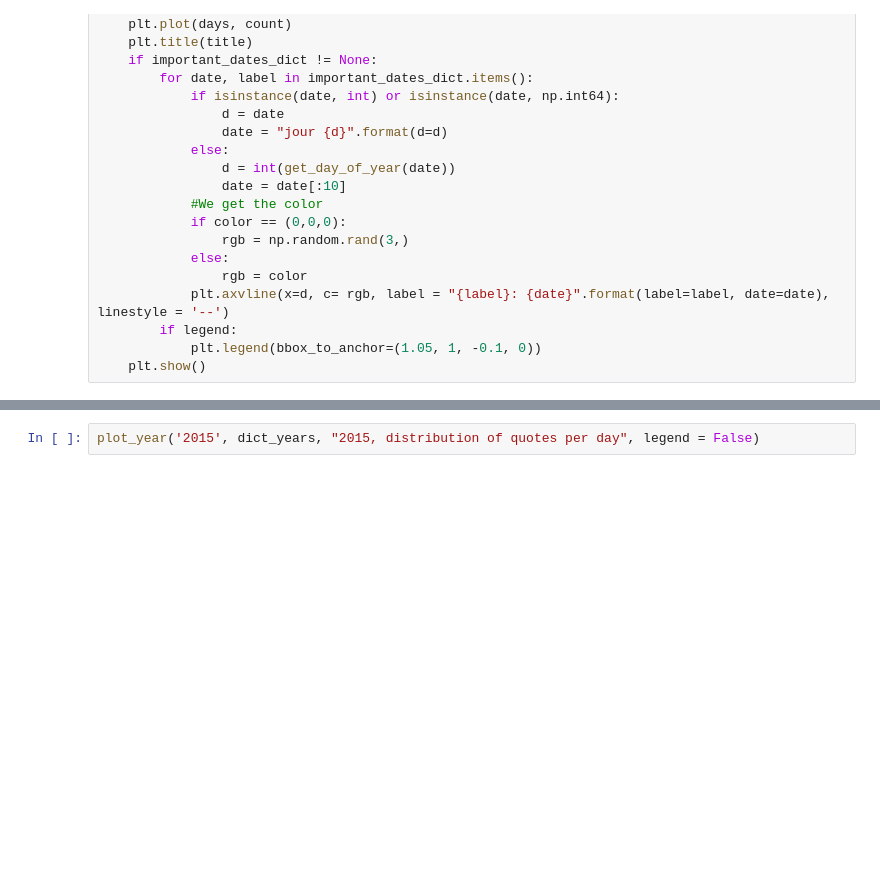
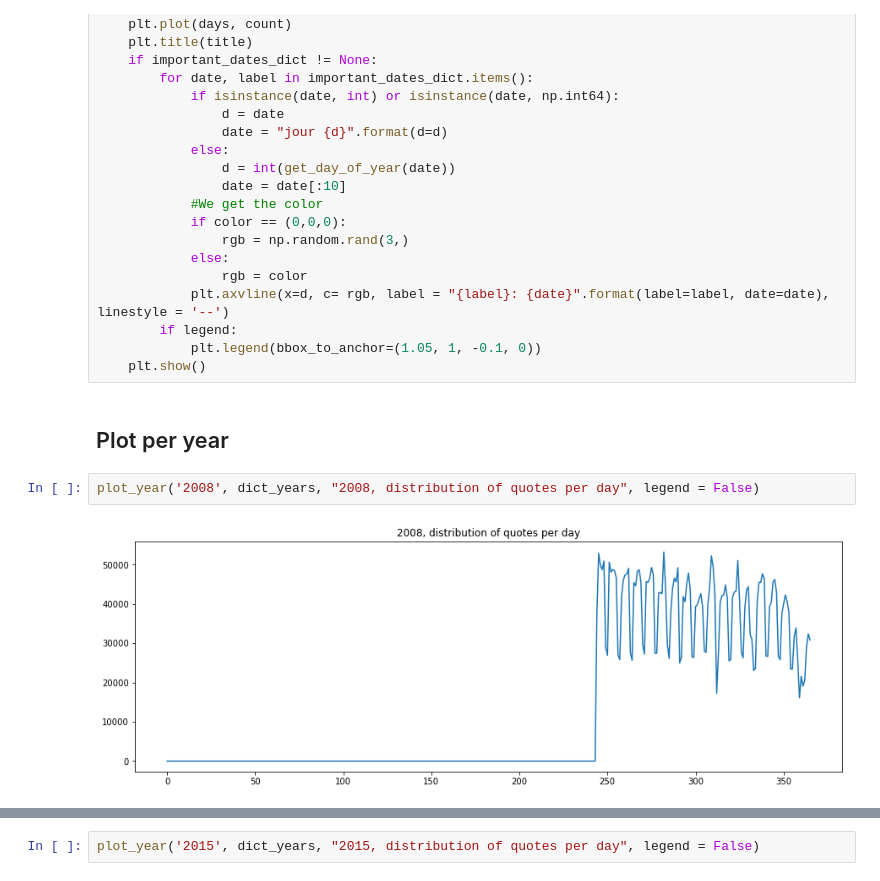
Before and after one commit to epfl-ada/ada-2021-project-abracadabra, a Jupyter notebook: Dictionaries for the years.ipynb, the cells around one changed output, grey strips where cells are left out. Saved outputs shown, nothing was run; the diff lists cells and outputs as text; blank space fills up the shorter version.

Commit message:
full distribution years

```diff
--- a/Dictionaries for the years.ipynb
+++ b/Dictionaries for the years.ipynb
@@ -331,3 +665,9 @@ def plot_year(year, year_dict, title, important_dates_dict=None, color = (0,0,0)
         if legend:
             plt.legend(bbox_to_anchor=(1.05, 1, -0.1, 0))
     plt.show()
+# %% [markdown]
+## Plot per year
+# %%
+plot_year('2008', dict_years, "2008, distribution of quotes per day", legend = False)
+# %% [output]
+[figure, added]
```
Also changed, not shown: parts of 7 cells of this notebook.
